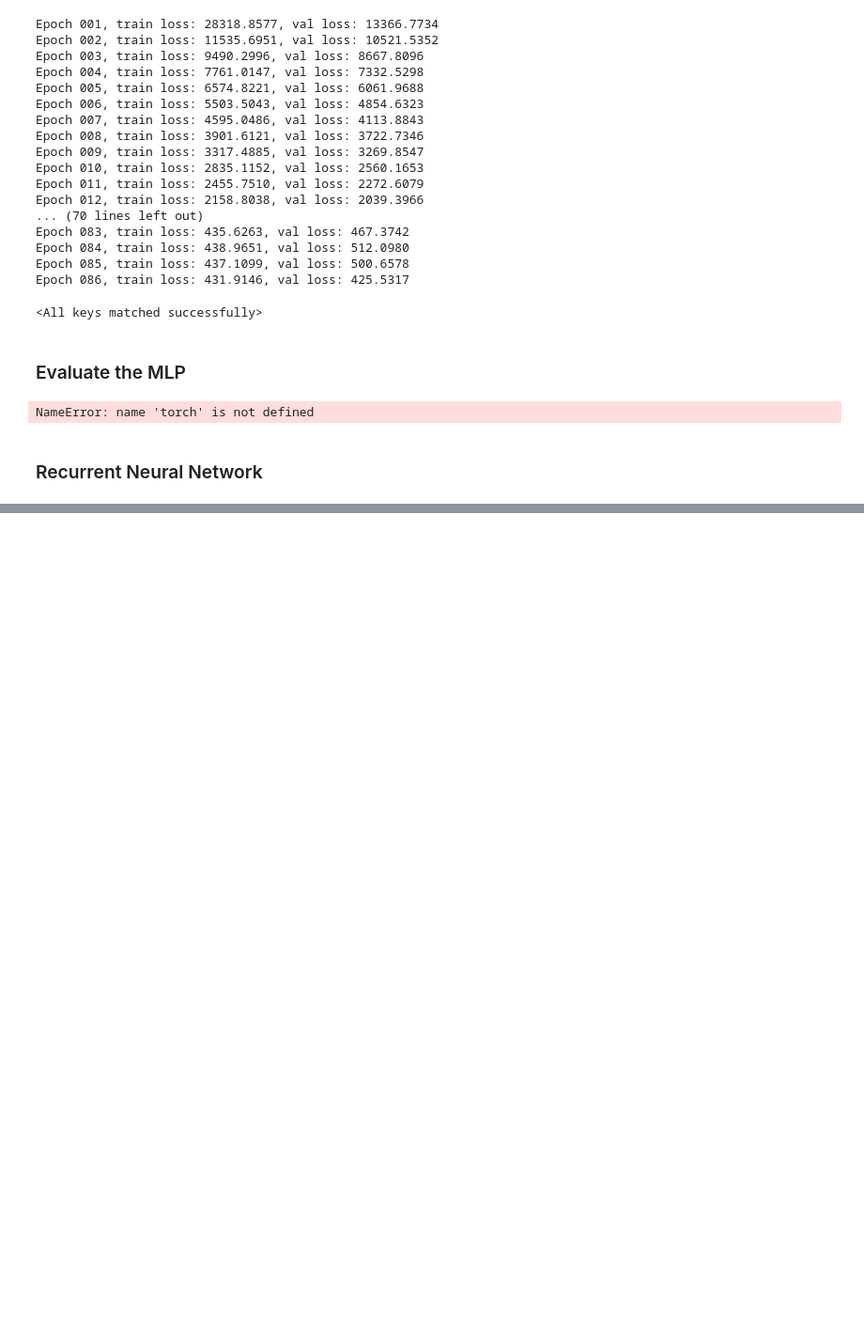
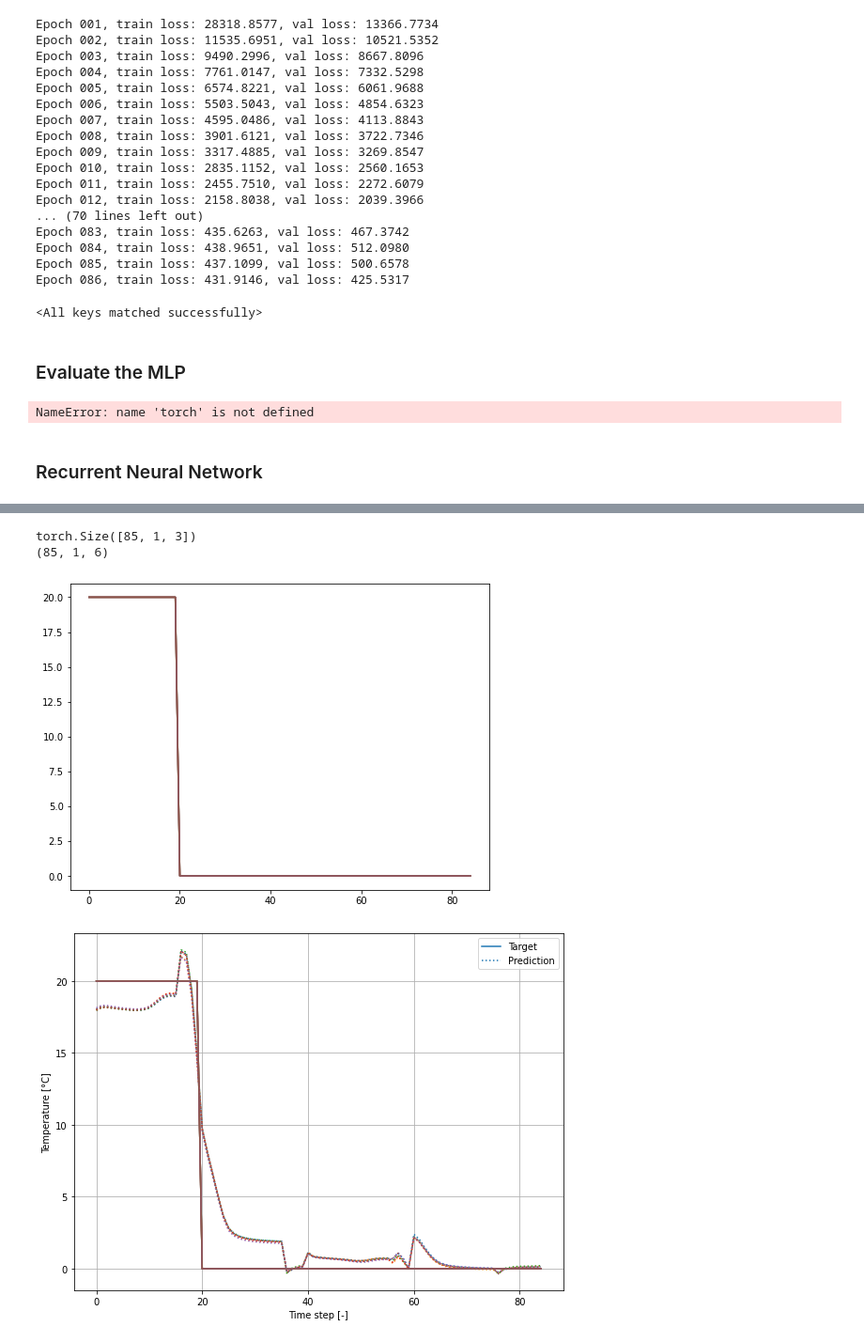
Before and after one commit to CarolineSainvitu/cenaero, a Jupyter notebook: yann/cenaero.ipynb, the cells around one changed output, grey strips where cells are left out. Shown: that part at 94% size. Drawn from its saved outputs; the diff is of its cells as text; code cells hidden in the pictures; blank space fills up the shorter version.

```diff
--- a/yann/cenaero.ipynb
+++ b/yann/cenaero.ipynb
@@ -370,7 +394,8 @@ import torch.nn as nn
 import torch.optim as optim
 import torch.nn.functional as F
 
-from torch.nn.utils.rnn import pack_padded_sequence, pad_packed_sequence
+from torch.optim import lr_scheduler
+
 
 class RNN(nn.Module):
 
@@ -397,12 +422,15 @@ class RNN(nn.Module):
         else:
             raise NotImplementedError
 
-        self.linear = nn.Linear(self.hidden_size, self.output_size)
+        self.mlp = nn.Sequential(
+            nn.Linear(self.hidden_size, self.hidden_size),
+            nn.ReLU(),
+            nn.Linear(self.hidden_size, self.output_size)
+        )
 
     def forward(self, x, h0=None):
         x, hn = self.rnn(x, h0)
-        x, lens = pad_packed_sequence(x)
-        return self.linear(x), hn
+        return self.mlp(x), hn
 # %%
 # Load data and pad it
 train_inputs, train_targets, train_in_seq_lens, train_tar_seq_lens = load_data(train_sequence_ids, recurrent=True)
@@ -529,0 +579,19 @@ KeyboardInterrupt:
+# %%
+fig, ax = plt.subplots(figsize=(8, 6))
+ax.grid()
+for i in range(6):
+    ax.plot(sample_train_targets[:, 0, i], color='C{}'.format(i), label='Target')
+    ax.plot(sample_train_preds[:, 0, i], color='C{}'.format(i), linestyle=':', label='Prediction')
+handles, labels = ax.get_legend_handles_labels()
+handles = handles[:2]
+labels = labels[:2]
+ax.legend(handles, labels)
+ax.set_xlabel('Time step [-]')
+ax.set_ylabel('Temperature [°C]')
+plt.tight_layout()
+plt.savefig('output/rnn-train.pdf', transparent=True)
+# %% [output]
+torch.Size([85, 1, 3])
+(85, 1, 6)
+[figure, added]
+[figure, added]
```
Also changed, not shown: parts of 13 cells of this notebook.
